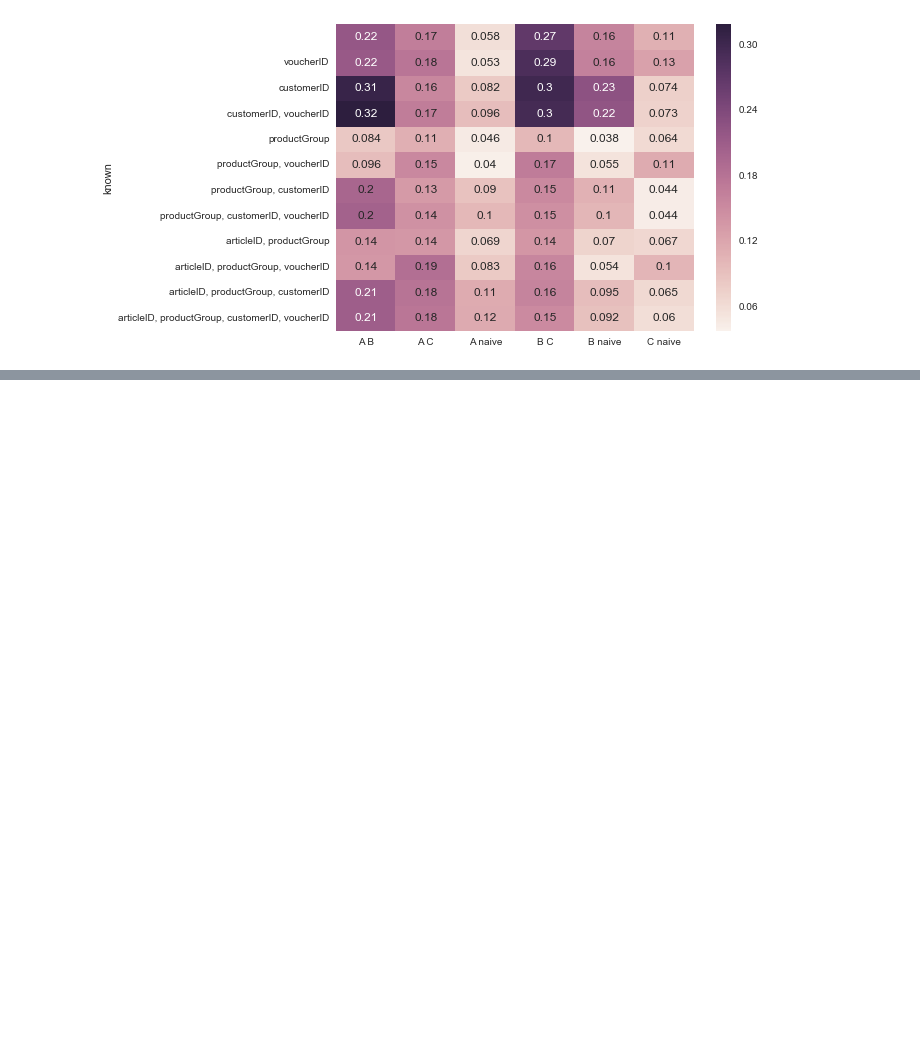
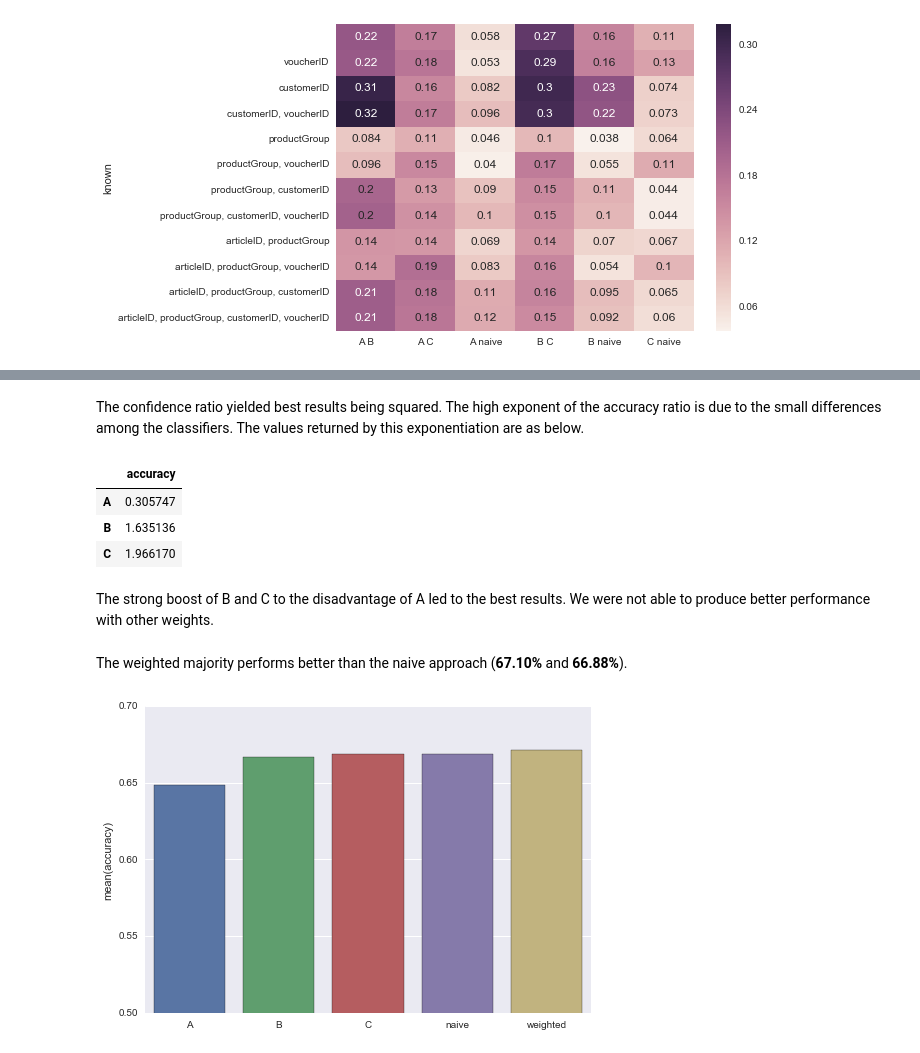
Before and after one commit to busfahren/dmc-results, a Jupyter notebook: merge.ipynb, the cells around one changed output, grey strips where cells are left out. Saved outputs shown, nothing was run; the diff lists cells and outputs as text; code cells hidden in the pictures; blank space fills up the shorter version.

```diff
--- a/merge.ipynb
+++ b/merge.ipynb
@@ -110,0 +95,42 @@ class_weighted_confidence = merge.weighted_majority_vote(class_imputed, equal_we
+# %% [markdown]
+The confidence ratio yielded best results being squared. The high exponent of the accuracy ratio is due to the small differences among the classifiers. The values returned by this exponentiation are as below.
+# %%
+pd.DataFrame(np.power(mean_accuracies / mean_accuracies.mean(), 61))
+# %% [output]
+|  | accuracy |
+| A | 0.305747 |
+| B | 1.635136 |
+| C | 1.966170 |
+# %% [markdown]
+The strong boost of B and C to the disadvantage of A led to the best results. We were not able to produce better performance with other weights.
+# %%
+# Evaluate mean accuracies for each classifier
+mean_accuracies = evaluate.mean_accuracies(test_predictions)['accuracy']
+
+# Adjust range of accuracy ratios
+accuracy_weights = np.power(mean_accuracies / mean_accuracies.mean(), 61)
+
+# Adjust range of confidence ratios
+test_applied_confidences = test_imputed.copy()
+test_applied_confidences['confidence'] = test_applied_confidences['confidence'].applymap(lambda d: np.power(d, 2))
+
+class_applied_confidences = class_imputed.copy()
+class_applied_confidences['confidence'] = class_applied_confidences['confidence'].applymap(lambda d: np.power(d, 2))
+
+# Calculate majority vote for test and classification data
+test_weighted = merge.weighted_majority_vote(test_applied_confidences, accuracy_weights)
+class_weighted = merge.weighted_majority_vote(class_applied_confidences, accuracy_weights)
+# %% [markdown]
+The weighted majority performs better than the naive approach (**67.10%** and **66.88%**).
+# %%
+merged = test_naive.copy()
+merged['prediction', 'weighted'] = test_weighted['prediction']['weighted']
+
+# Calculate mean accuracies
+mean_accuracies = evaluate.mean_accuracies(merged)
+
+# Barplot
+ax = sns.barplot(x=mean_accuracies.index, y=mean_accuracies['accuracy'])
+lim = ax.set_ylim([0.5, 0.7])
+# %% [output]
+[figure, added]
```
Also changed, not shown: parts of 34 cells of this notebook, 1 other file.
